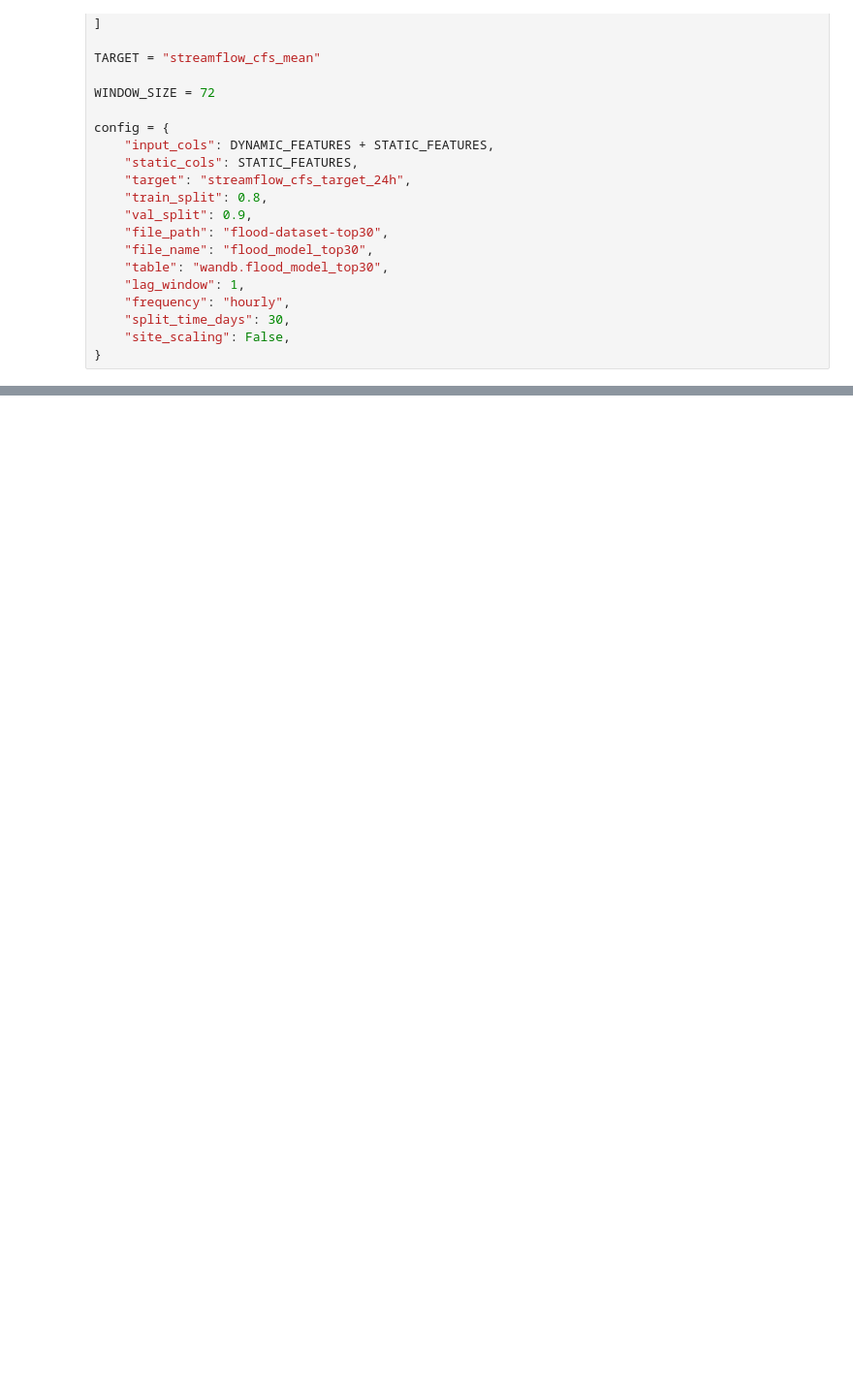
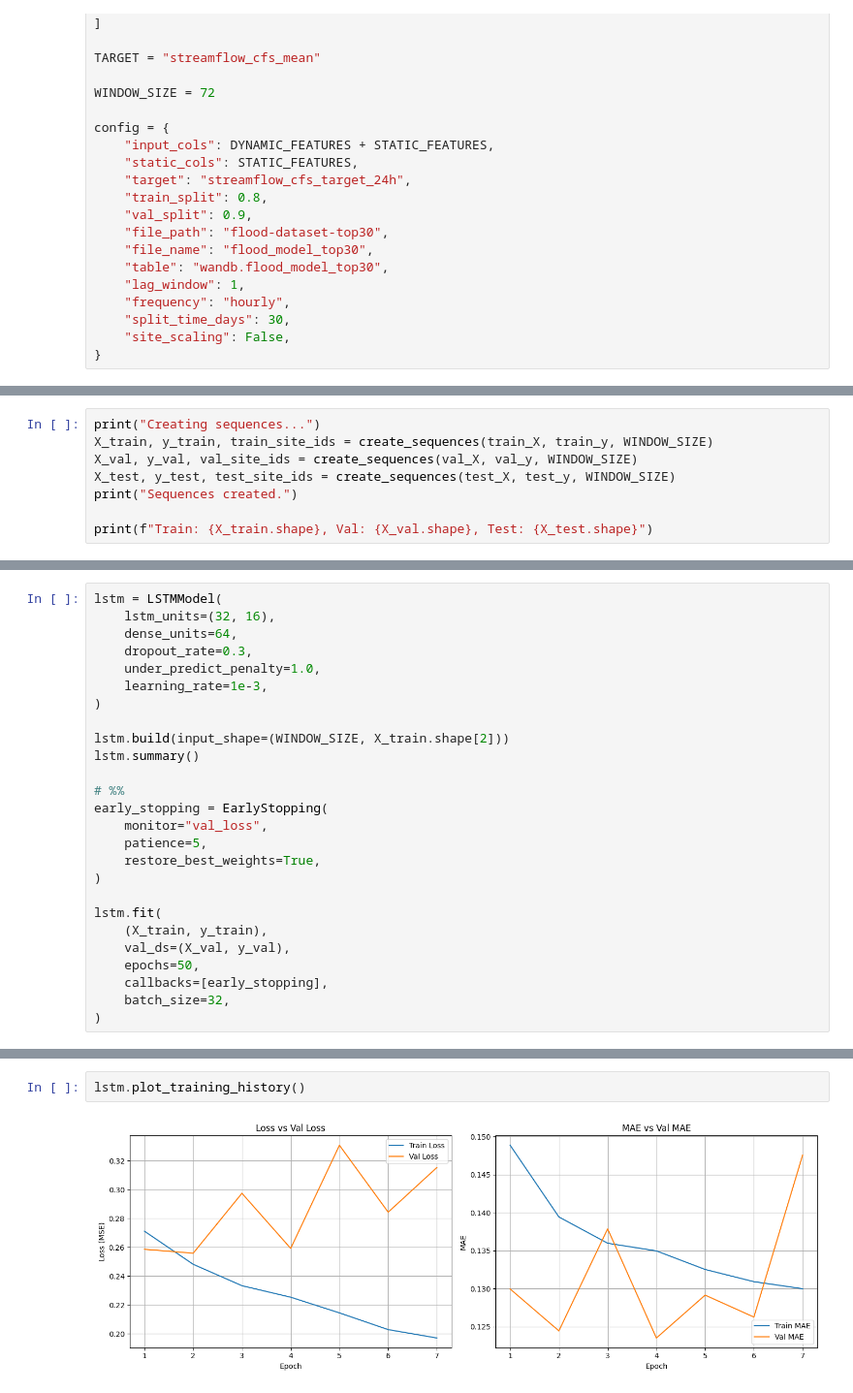
Before and after one commit to connorjsmith28/Flood-Forecasting, a Jupyter notebook: notebooks/model_training/lstm/series/lstm_model2.ipynb, the cells around one changed output, grey strips where cells are left out. Shown at 97% size. Cells and saved outputs as stored; diff of their text form; blank space fills up the shorter version.

```diff
--- a/notebooks/model_training/lstm/series/lstm_model2.ipynb
+++ b/notebooks/model_training/lstm/series/lstm_model2.ipynb
@@ -74,0 +82,8 @@ DuplicateError: projections contained duplicate output name 'site_id'. It's poss
+# %%
+print("Creating sequences...")
+X_train, y_train, train_site_ids = create_sequences(train_X, train_y, WINDOW_SIZE)
+X_val, y_val, val_site_ids = create_sequences(val_X, val_y, WINDOW_SIZE)
+X_test, y_test, test_site_ids = create_sequences(test_X, test_y, WINDOW_SIZE)
+print("Sequences created.")
+
+print(f"Train: {X_train.shape}, Val: {X_val.shape}, Test: {X_test.shape}")
@@ -74,0 +94,26 @@ DuplicateError: projections contained duplicate output name 'site_id'. It's poss
+# %%
+lstm = LSTMModel(
+    lstm_units=(32, 16),
+    dense_units=64,
+    dropout_rate=0.3,
+    under_predict_penalty=1.0,
+    learning_rate=1e-3,
+)
+
+lstm.build(input_shape=(WINDOW_SIZE, X_train.shape[2]))
+lstm.summary()
+
+# %%
+early_stopping = EarlyStopping(
+    monitor="val_loss",
+    patience=5,
+    restore_best_weights=True,
+)
+
+lstm.fit(
+    (X_train, y_train),
+    val_ds=(X_val, y_val),
+    epochs=50,
+    callbacks=[early_stopping],
+    batch_size=32,
+)
@@ -74,0 +155,4 @@ DuplicateError: projections contained duplicate output name 'site_id'. It's poss
+# %%
+lstm.plot_training_history()
+# %% [output]
+[figure, added]
```
Also changed, not shown: parts of 6 cells of this notebook.
